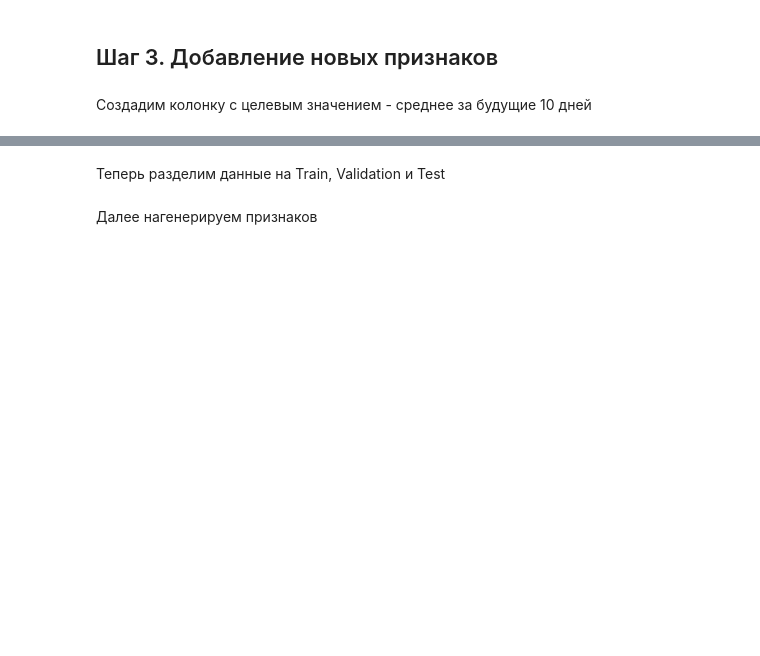
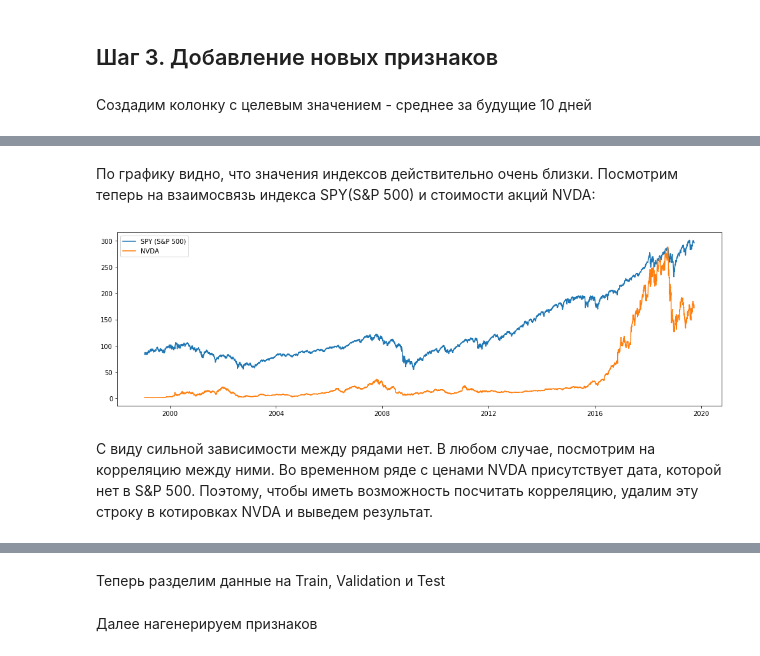
Before and after one commit to mmariyavyatkina/otus_course, a Jupyter notebook: Project/Trading app NVDA.ipynb, the cells around one changed output, grey strips where cells are left out. Drawn from its saved outputs; the diff is of its cells as text; code cells hidden in the pictures; blank space fills up the shorter version.

```diff
--- a/Project/Trading app NVDA.ipynb
+++ b/Project/Trading app NVDA.ipynb
@@ -210,0 +267,10 @@ snp500_cut.head()
+# %% [markdown]
+По графику видно, что значения индексов действительно очень близки. Посмотрим теперь на взаимосвязь индекса SPY(S&P 500) и стоимости акций NVDA:
+# %%
+plt.plot(spy_data.Close_snp500, label='SPY (S&P 500)');
+plt.plot(data.Close, label='NVDA');
+plt.legend();
+# %% [output]
+[figure, added]
+# %% [markdown]
+С виду сильной зависимости между рядами нет. В любом случае, посмотрим на корреляцию между ними. Во временном ряде с ценами NVDA присутствует дата, которой нет в S&P 500. Поэтому, чтобы иметь возможность посчитать корреляцию, удалим эту строку в котировках NVDA и выведем результат.
```
Also changed, not shown: parts of 42 cells of this notebook, 4 other files.
